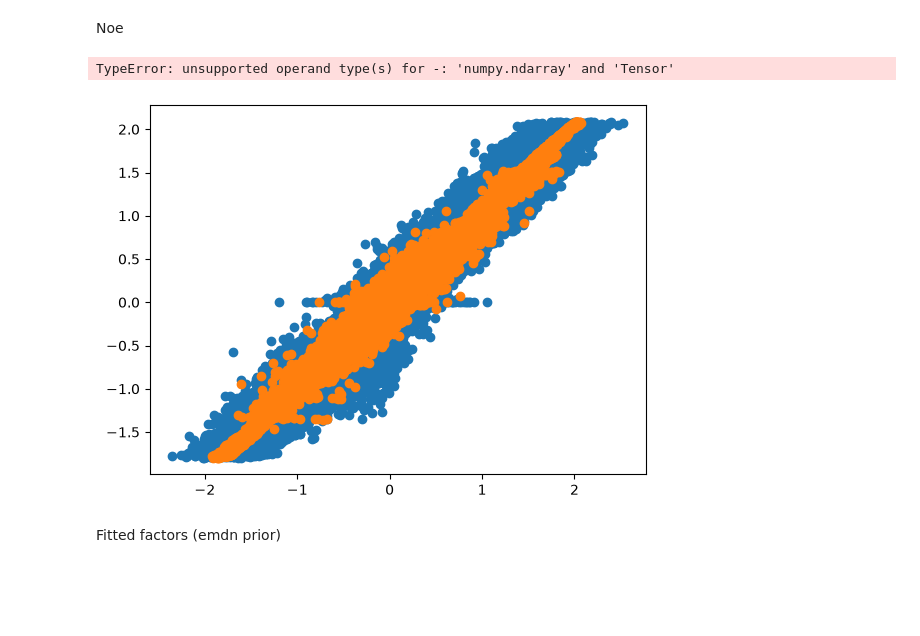
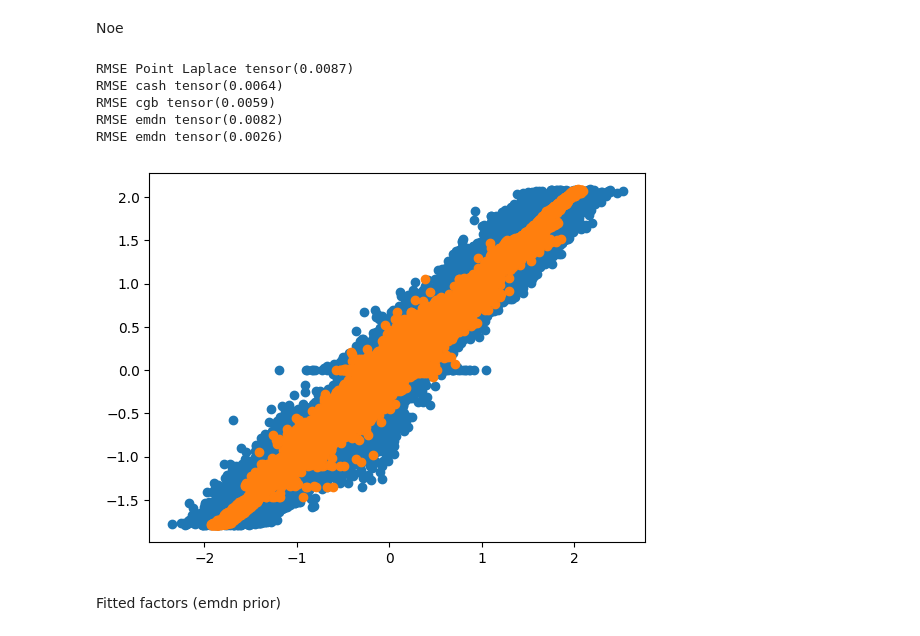
Before and after one commit to william-denault/cebmf_torch, a Jupyter notebook: examples/Tiled-clustering model.ipynb, the cells around one changed output. Saved outputs shown, nothing was run; the diff lists cells and outputs as text; code cells hidden in the pictures; blank space fills up the shorter version.

Commit message:
cleaning point exp problem large sd

```diff
--- a/examples/Tiled-clustering model.ipynb
+++ b/examples/Tiled-clustering model.ipynb
@@ -391,21 +394,25 @@ Noe
 # %%
 mycebmf._update_fitted_value()
 mycebmf11._update_fitted_value()
 mycebmf12._update_fitted_value()
 mycebmf13._update_fitted_value()
 mycebmf31._update_fitted_value()
 
-plt.scatter(mycebmf.Y_fit.detach().cpu().numpy(),L@f)
-plt.scatter(mycebmf13.Y_fit.detach().cpu().numpy(),L@f)
-print("RMSE Point Laplace",torch.mean((mycebmf.Y_fit.detach().cpu().numpy()-L@f).pow(2)))
+plt.scatter(mycebmf.Y_fit  ,L@f)
+plt.scatter(mycebmf13.Y_fit ,L@f)
+print("RMSE Point Laplace",torch.mean((mycebmf.Y_fit -L@f).pow(2)))
 
-print("RMSE cash",torch.mean((mycebmf11.Y_fit.detach().cpu().numpy()-L@f).pow(2)))
-print("RMSE cgb",torch.mean((mycebmf12.Y_fit.detach().cpu().numpy()-L@f).pow(2)))
-print("RMSE emdn",torch.mean((mycebmf13.Y_fit.detach().cpu().numpy()-L@f).pow(2)))
-print("RMSE emdn",torch.mean((mycebmf31.Y_fit.detach().cpu().numpy()-L@f).pow(2)))
+print("RMSE cash",torch.mean((mycebmf11.Y_fit -L@f).pow(2)))
+print("RMSE cgb",torch.mean((mycebmf12.Y_fit -L@f).pow(2)))
+print("RMSE emdn",torch.mean((mycebmf31.Y_fit -L@f).pow(2)))
+print("RMSE emdn",torch.mean((mycebmf13.Y_fit -L@f).pow(2)))
 # %% [output]
-TypeError: unsupported operand type(s) for -: 'numpy.ndarray' and 'Tensor'
+RMSE Point Laplace tensor(0.0087)
+RMSE cash tensor(0.0064)
+RMSE cgb tensor(0.0059)
+RMSE emdn tensor(0.0082)
+RMSE emdn tensor(0.0026)
-[figure, old version]
+[figure, new version]
 # %% [markdown]
 Fitted factors (emdn prior)
 # %%
```
Also changed, not shown: parts of 12 cells of this notebook, 1 other file.
